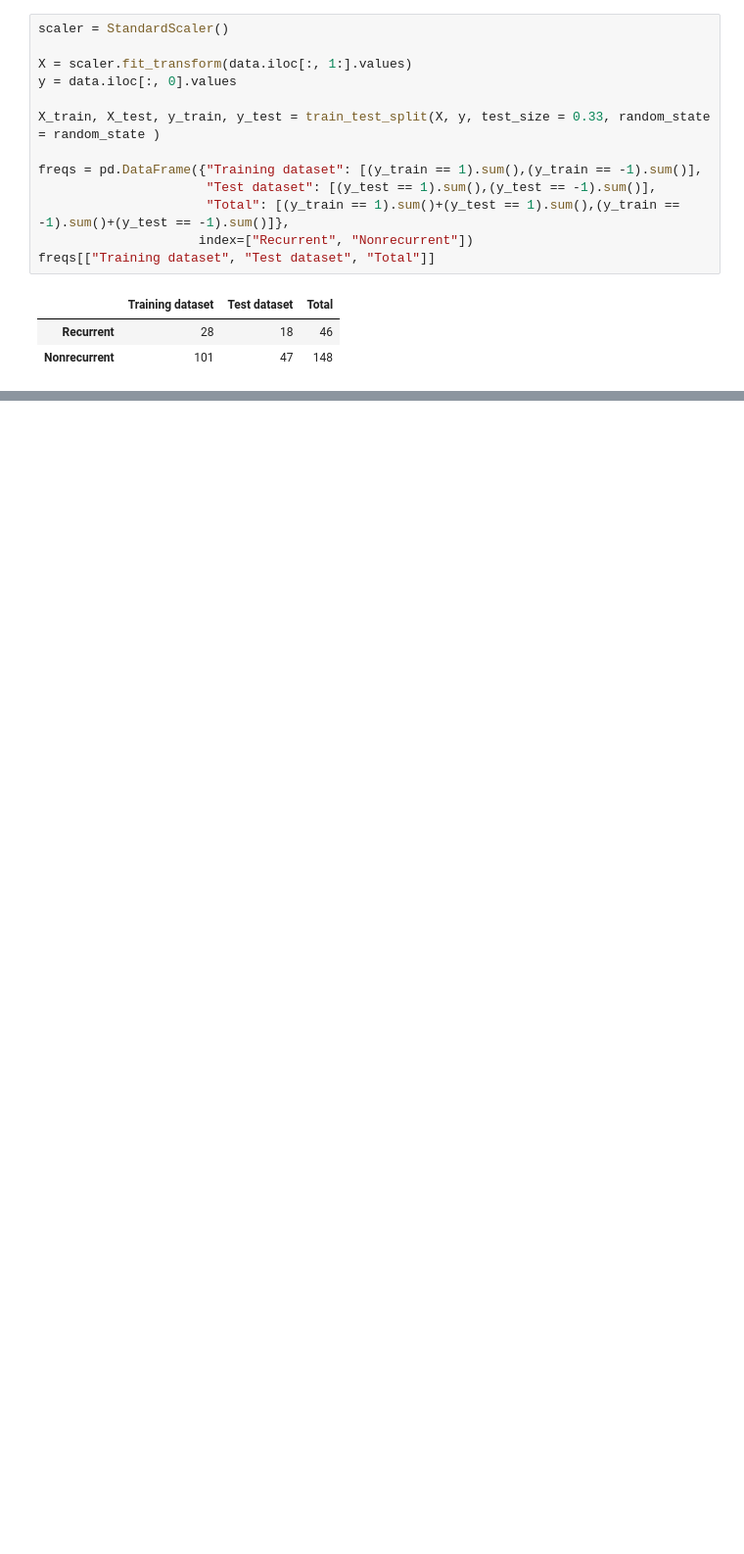
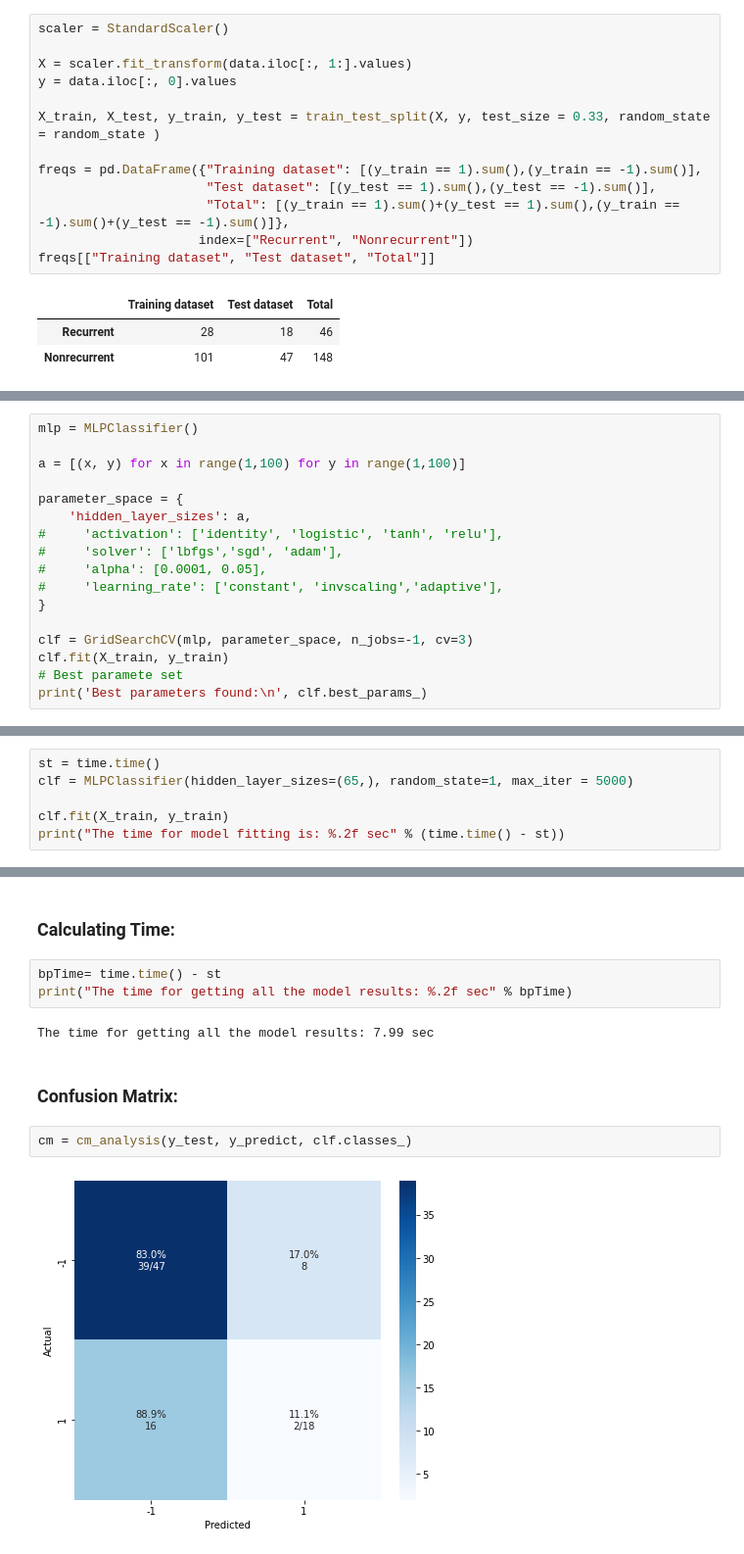
Before and after one commit to ido1Shapira/NeuralNetworksCourse_ex1, a Jupyter notebook: mini_project1.ipynb, the cells around one changed output, grey strips where cells are left out. Shown: that part at 98% size. Drawn from its saved outputs; the diff is of its cells as text; blank space fills up the shorter version.

```diff
--- a/mini_project1.ipynb
+++ b/mini_project1.ipynb
@@ -222,0 +330,17 @@ Specificity: 0.8936170212765957
+# %%
+mlp = MLPClassifier()
+
+a = [(x, y) for x in range(1,100) for y in range(1,100)]
+
+parameter_space = {
+    'hidden_layer_sizes': a,
+#     'activation': ['identity', 'logistic', 'tanh', 'relu'],
+#     'solver': ['lbfgs','sgd', 'adam'],
+#     'alpha': [0.0001, 0.05],
+#     'learning_rate': ['constant', 'invscaling','adaptive'],
+}
+
+clf = GridSearchCV(mlp, parameter_space, n_jobs=-1, cv=3)
+clf.fit(X_train, y_train)
+# Best paramete set
+print('Best parameters found:\n', clf.best_params_)
@@ -222,0 +351,6 @@ Specificity: 0.8936170212765957
+# %%
+st = time.time()
+clf = MLPClassifier(hidden_layer_sizes=(65,), random_state=1, max_iter = 5000)
+
+clf.fit(X_train, y_train)
+print("The time for model fitting is: %.2f sec" % (time.time() - st))
@@ -222,0 +380,13 @@ Specificity: 0.8936170212765957
+# %% [markdown]
+### Calculating Time:
+# %%
+bpTime= time.time() - st
+print("The time for getting all the model results: %.2f sec" % bpTime)
+# %% [output]
+The time for getting all the model results: 7.99 sec
+# %% [markdown]
+### Confusion Matrix:
+# %%
+cm = cm_analysis(y_test, y_predict, clf.classes_)
+# %% [output]
+[figure, added]
```
Also changed, not shown: parts of 69 cells of this notebook.
